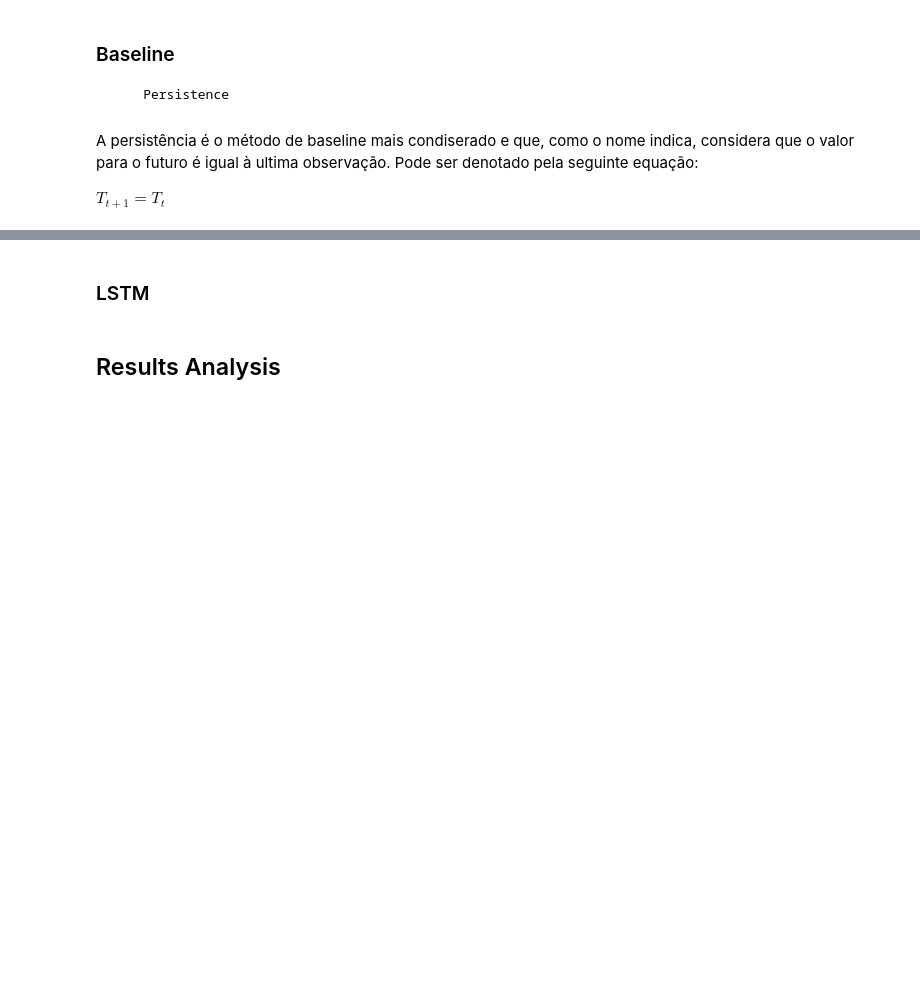
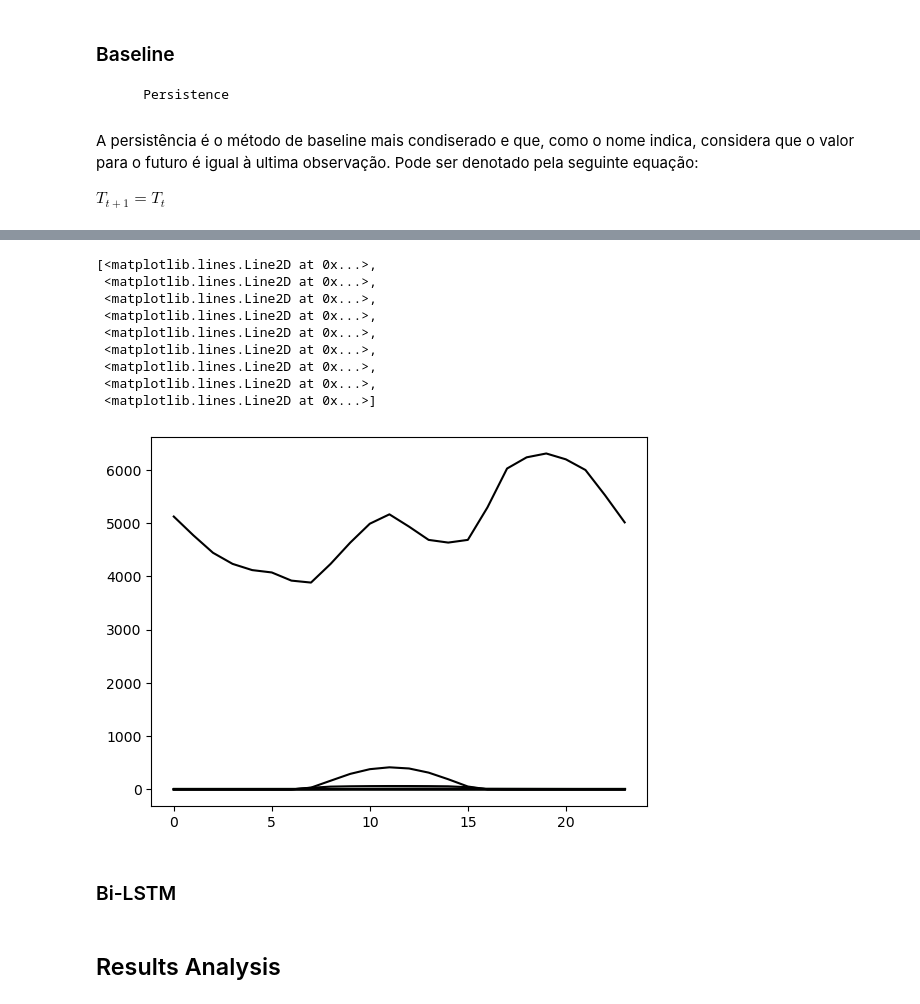
Before and after one commit to TuskenRaiderrJCS/DLNN_Group_Project, a Jupyter notebook: DLNN.ipynb, the cells around one changed output, grey strips where cells are left out. Cells and saved outputs as stored; diff of their text form; code cells hidden in the pictures; blank space fills up the shorter version.

```diff
--- a/DLNN.ipynb
+++ b/DLNN.ipynb
@@ -310,5 +306,20 @@ for i in range(len(dfmerged)):
+# %%
+plt.figure
+plt.plot(y_pred_persistence[1], color='green', label = 'Predictions')
+plt.plot(x_train[1],color='black',label='Labels')
+# %% [output]
+[<matplotlib.lines.Line2D at 0x...>,
+ <matplotlib.lines.Line2D at 0x...>,
+ <matplotlib.lines.Line2D at 0x...>,
+ <matplotlib.lines.Line2D at 0x...>,
+ <matplotlib.lines.Line2D at 0x...>,
+ <matplotlib.lines.Line2D at 0x...>,
+ <matplotlib.lines.Line2D at 0x...>,
+ <matplotlib.lines.Line2D at 0x...>,
+ <matplotlib.lines.Line2D at 0x...>]
+[figure, added]
 # %% [markdown]
-### LSTM
+### Bi-LSTM
 # %%
 # Define the model
 def build_model(hp):
```
Also changed, not shown: parts of 20 cells of this notebook.
